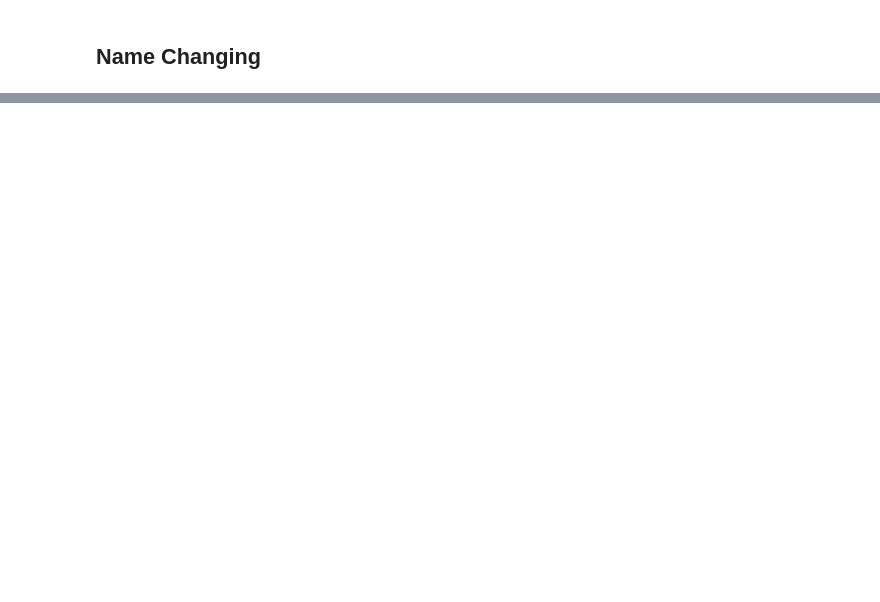
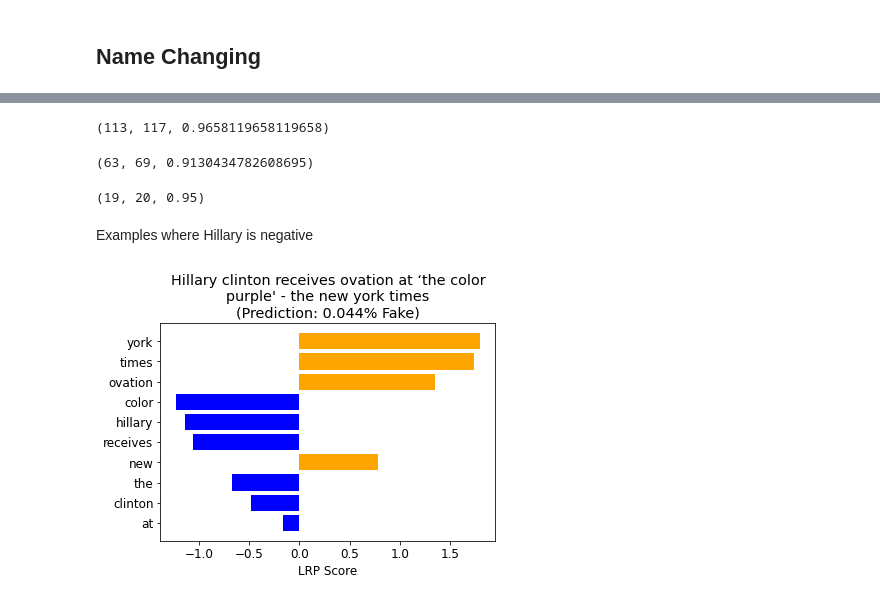
Before and after one commit to ljyflores/fake-news-adversarial-benchmark, a Jupyter notebook: fakebert_tfidf.ipynb, the cells around one changed output, grey strips where cells are left out. Cells and saved outputs as stored; diff of their text form; code cells hidden in the pictures; blank space fills up the shorter version.

```diff
--- a/fakebert_tfidf.ipynb
+++ b/fakebert_tfidf.ipynb
@@ -294,3 +337,4 @@ def as_pyplot_figure(vals, names, title=''):
     plt.yticks(pos, names)
     main_title = title if title else 'Local Explanation'
     plt.title(main_title)
+    plt.xlabel('LRP Score')
@@ -342,2 +341,22 @@ for i in range(len(vals_pos)):
+# %%
+import textwrap
+plt.rcParams.update({'font.size': 12})
+def explain(s, k=10, manual_keys=[], return_vals=False):
+    explanation, pred = generate_explanations([s])
+    vals, names = top_k_explanations(explanation,
+                                     k=min(len(s.split())-1,k),
+                                     manual_keys=manual_keys)
+    softmax = nn.Softmax(dim=1)
+    for i in range(len(vals)):
+        p = pred[i].detach().cpu()
+        prob = float(softmax(p.unsqueeze(0))[0][1])*100
+        s = s.capitalize()
+        sentence = '\n'.join(textwrap.wrap(s, 50))
+
+        if return_vals:
+            return vals[i].tolist(), names[i]
+        as_pyplot_figure(vals = vals[i].tolist(),
+                         names = names[i],
+                         title = sentence.strip() + f"\n(Prediction: {round(prob,3)}% Fake)")
 # %% [markdown]
 ## Name Changing
@@ -383,0 +363,41 @@ for i in range(len(vals_pos)):
+# %%
+myfile = open("fake_news.txt", "r")
+myline = myfile.readline()
+corpus = []
+while myline:
+    corpus.append(myline)
+    myline = myfile.readline()
+myfile.close()
+# %%
+# How many of the LRP scores associated with 'Trump' were positive
+corpus_trump = [c for c in corpus if 'trump' in c.lower()]
+explain_trump = [explain(c,20,return_vals=True) for c in corpus_trump]
+explain_trump = [{word:val for (val,word) in zip(item[0],item[1])} for item in explain_trump]
+vals_trump = np.array([i['trump'] for i in explain_trump if 'trump' in i])
+np.sum(vals_trump>0), len(vals_trump), np.mean(vals_trump>0)
+# %% [output]
+(113, 117, 0.9658119658119658)
+# %%
+# How many of the LRP scores associated with 'Donald' were negative
+corpus_donald = [c for c in corpus if 'donald' in c.lower()]
+explain_donald = [explain(c,20,return_vals=True) for c in corpus_donald]
+explain_donald = [{word:val for (val,word) in zip(item[0],item[1])} for item in explain_donald]
+vals_donald = np.array([i['donald'] for i in explain_donald if 'donald' in i])
+np.sum(vals_donald<0), len(vals_donald), np.mean(vals_donald<0)
+# %% [output]
+(63, 69, 0.9130434782608695)
+# %%
+# How many of the LRP scores associated with 'Hillary' were negative
+corpus_hillary = [c for c in corpus if 'hillary' in c.lower()]
+explain_hillary = [explain(c,20,return_vals=True) for c in corpus_hillary]
+explain_hillary = [{word:val for (val,word) in zip(item[0],item[1])} for item in explain_hillary]
+vals_hillary = np.array([i['hillary'] for i in explain_hillary if 'hillary' in i])
+np.sum(vals_hillary<0), len(vals_hillary), np.mean(vals_hillary<0)
+# %% [output]
+(19, 20, 0.95)
+# %% [markdown]
+Examples where Hillary is negative
+# %%
+explain(corpus_hillary[3], 10)
+# %% [output]
+[figure, added]
```
Also changed, not shown: parts of 27 cells of this notebook, 6 other files.
